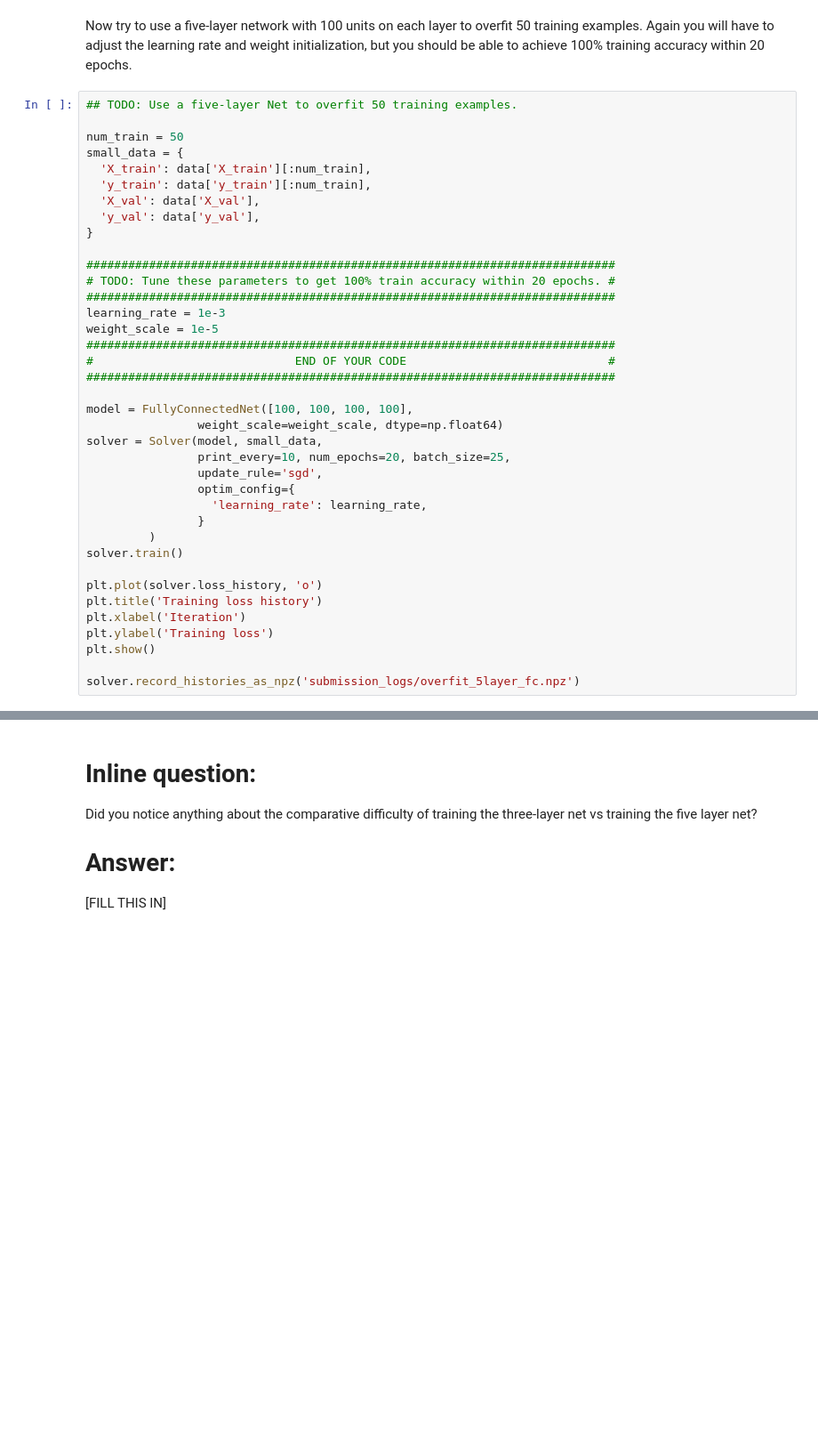
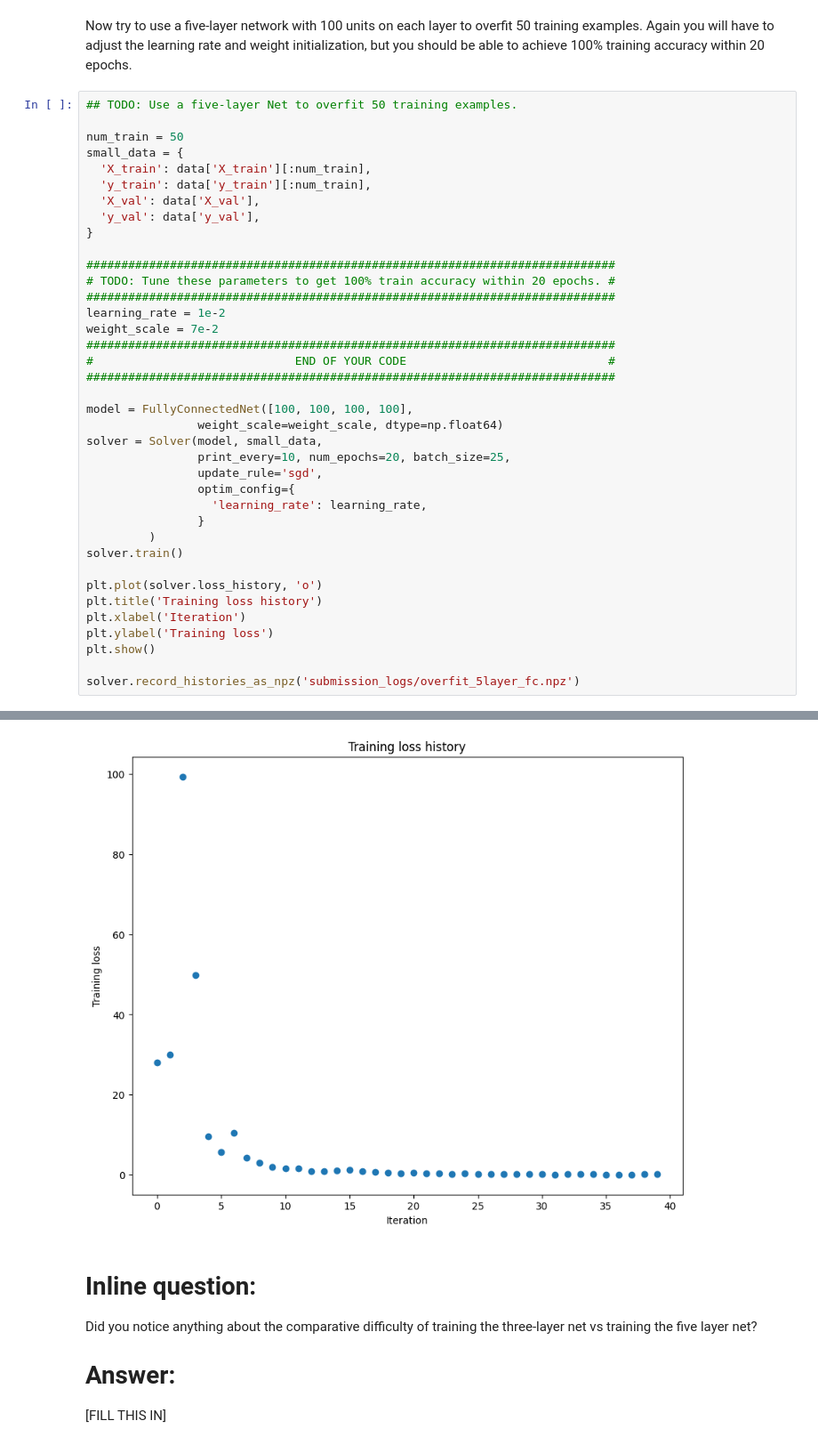
Before and after one commit to k5hu/FCNet-CNN, a Jupyter notebook: FullyConnectedNets.ipynb, the cells around one changed output, grey strips where cells are left out. Shown at 89% size. Saved outputs shown, nothing was run; the diff lists cells and outputs as text; blank space fills up the shorter version.

```diff
--- a/FullyConnectedNets.ipynb
+++ b/FullyConnectedNets.ipynb
@@ -480,8 +544,8 @@ small_data = {
 ############################################################################
 # TODO: Tune these parameters to get 100% train accuracy within 20 epochs. #
 ############################################################################
-learning_rate = 1e-3
-weight_scale = 1e-5
+learning_rate = 1e-2
+weight_scale = 7e-2
 ############################################################################
 #                             END OF YOUR CODE                             #
 ############################################################################
@@ -504,3 +568,4 @@ plt.ylabel('Training loss')
 plt.show()
 
 solver.record_histories_as_npz('submission_logs/overfit_5layer_fc.npz')
+# %% [output]
@@ -507,3 +589,4 @@ solver.record_histories_as_npz('submission_logs/overfit_5layer_fc.npz')
+[figure, added]
 # %% [markdown]
 # Inline question:
 Did you notice anything about the comparative difficulty of training the three-layer net vs training the five layer net?
```
Also changed, not shown: parts of 12 cells of this notebook, 5 other files.
